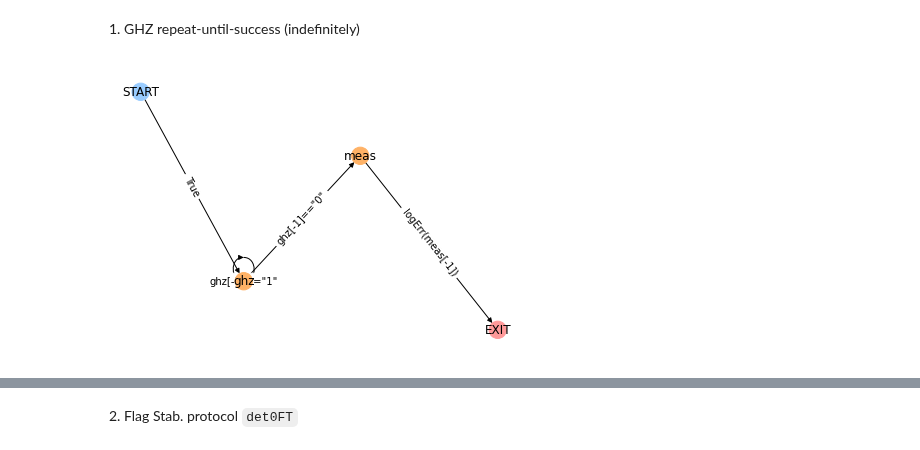
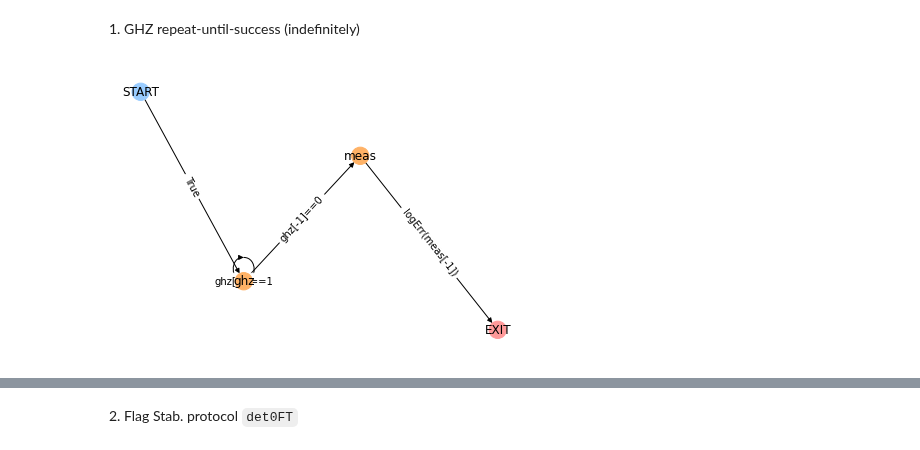
Before and after one commit to dpwinter/qsample, a Jupyter notebook: 05b_samplers.protocol_samplers.ipynb, the cells around one changed output, grey strips where cells are left out. Cells and saved outputs as stored; diff of their text form; code cells hidden in the pictures.

```diff
--- a/05b_samplers.protocol_samplers.ipynb
+++ b/05b_samplers.protocol_samplers.ipynb
@@ -128,31 +123,31 @@ Other more complex protocols:
 # %%
 from qsam.protocol import Protocol, draw_protocol, iterate
 from qsam.circuit import Circuit
 
 ghz = Circuit([ {"H": {0}},
                 {"CNOT": {(0,1)}},
                 {"CNOT": {(1,2)}},
                 {"CNOT": {(2,3)}},
                 {"CNOT": {(3,4)}},
                 {"CNOT": {(0,4)}},
                 {"measure": {4}}   ])
 
 meas = Circuit([ {"measure": {0,1,2,3}} ])
 
 def logErr(m):
     return True if int(m,2)==1 else False
 
 functions = {'logErr': logErr}
 
 g = Protocol()
 g.add_nodes_from(['ghz', 'meas'], circuits=[ghz, meas])
 g.add_edge('START', 'ghz', check='True')
-g.add_edge('ghz', 'ghz', check='ghz[-1]=="1"')
-g.add_edge('ghz', 'meas', check='ghz[-1]=="0"')
+g.add_edge('ghz', 'ghz', check='ghz[-1]==1')
+g.add_edge('ghz', 'meas', check='ghz[-1]==0')
 g.add_edge('meas', 'EXIT', check='logErr(meas[-1])')
 draw_protocol(g)
 # %% [output]
-[figure, old version]
+[figure, new version]
 # %%
 #slow
 
```
Also changed, not shown: parts of 14 cells of this notebook, 17 other files.
